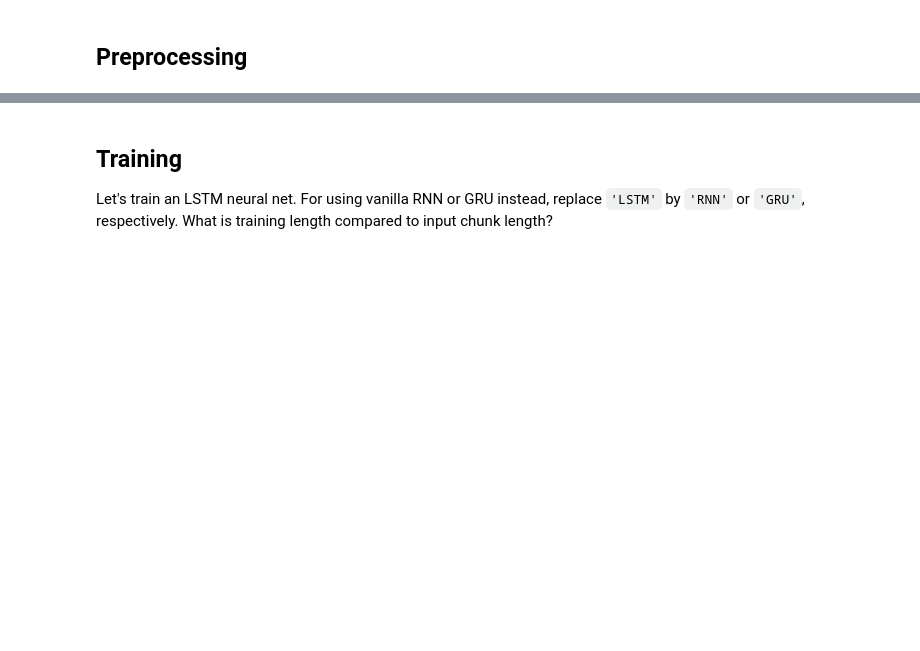
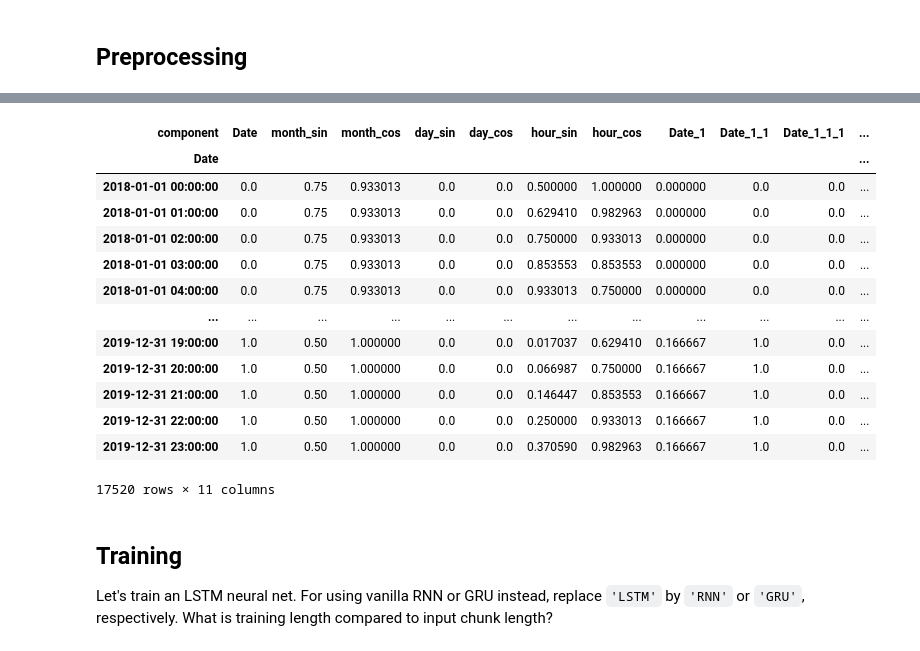
Before and after one commit to I-NERGY/DeepTSF, a Jupyter notebook: PILOT1_RDN/rdn_RNN.ipynb, the cells around one changed output, grey strips where cells are left out. Saved outputs shown, nothing was run; the diff lists cells and outputs as text; code cells hidden in the pictures; blank space fills up the shorter version.

```diff
--- a/PILOT1_RDN/rdn_RNN.ipynb
+++ b/PILOT1_RDN/rdn_RNN.ipynb
@@ -106,3 +128,20 @@ cov_val, cov_test = cov_val.split_before(pd.Timestamp(cut_date_test))
+# %%
+covariates.pd_dataframe()
+# %% [output]
+| component | Date | month_sin | month_cos | day_sin | day_cos | hour_sin | hour_cos | Date_1 | Date_1_1 | Date_1_1_1 | ... |
+| Date |  |  |  |  |  |  |  |  |  |  | ... |
+| 2018-01-01 00:00:00 | 0.0 | 0.75 | 0.933013 | 0.0 | 0.0 | 0.500000 | 1.000000 | 0.000000 | 0.0 | 0.0 | ... |
+| 2018-01-01 01:00:00 | 0.0 | 0.75 | 0.933013 | 0.0 | 0.0 | 0.629410 | 0.982963 | 0.000000 | 0.0 | 0.0 | ... |
+| 2018-01-01 02:00:00 | 0.0 | 0.75 | 0.933013 | 0.0 | 0.0 | 0.750000 | 0.933013 | 0.000000 | 0.0 | 0.0 | ... |
+| 2018-01-01 03:00:00 | 0.0 | 0.75 | 0.933013 | 0.0 | 0.0 | 0.853553 | 0.853553 | 0.000000 | 0.0 | 0.0 | ... |
+| 2018-01-01 04:00:00 | 0.0 | 0.75 | 0.933013 | 0.0 | 0.0 | 0.933013 | 0.750000 | 0.000000 | 0.0 | 0.0 | ... |
+| ... | ... | ... | ... | ... | ... | ... | ... | ... | ... | ... | ... |
+| 2019-12-31 19:00:00 | 1.0 | 0.50 | 1.000000 | 0.0 | 0.0 | 0.017037 | 0.629410 | 0.166667 | 1.0 | 0.0 | ... |
+| 2019-12-31 20:00:00 | 1.0 | 0.50 | 1.000000 | 0.0 | 0.0 | 0.066987 | 0.750000 | 0.166667 | 1.0 | 0.0 | ... |
+| 2019-12-31 21:00:00 | 1.0 | 0.50 | 1.000000 | 0.0 | 0.0 | 0.146447 | 0.853553 | 0.166667 | 1.0 | 0.0 | ... |
+| 2019-12-31 22:00:00 | 1.0 | 0.50 | 1.000000 | 0.0 | 0.0 | 0.250000 | 0.933013 | 0.166667 | 1.0 | 0.0 | ... |
+| 2019-12-31 23:00:00 | 1.0 | 0.50 | 1.000000 | 0.0 | 0.0 | 0.370590 | 0.982963 | 0.166667 | 1.0 | 0.0 | ... |
+17520 rows × 11 columns
 # %% [markdown]
 ## Training
 Let's train an LSTM neural net. For using vanilla RNN or GRU instead, replace `'LSTM'` by `'RNN'` or `'GRU'`, respectively.
```
Also changed, not shown: parts of 11 cells of this notebook, 16 other files.
